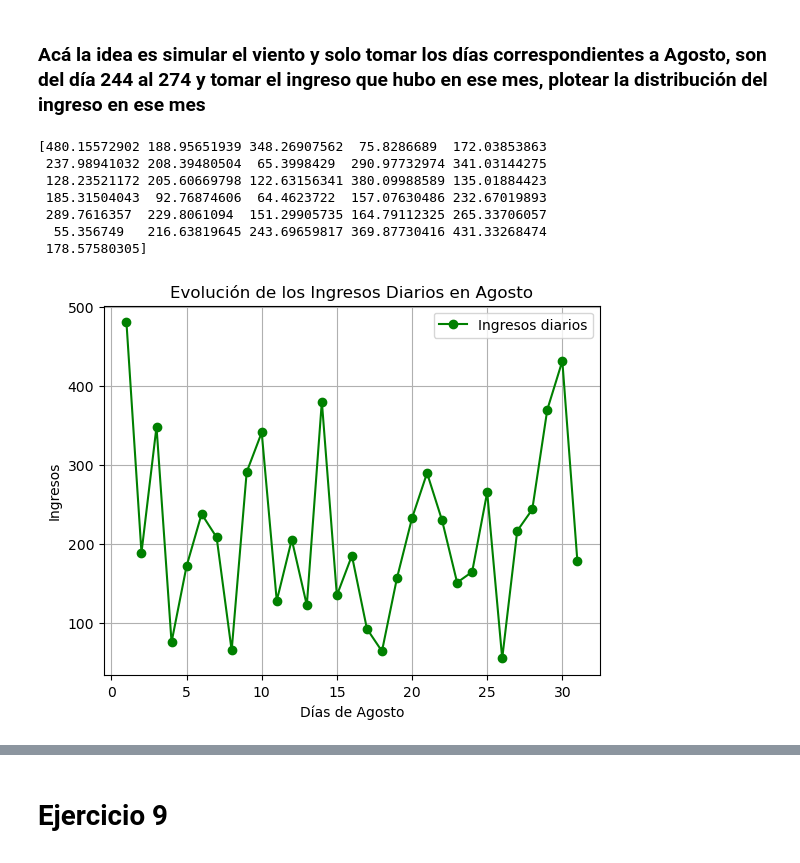
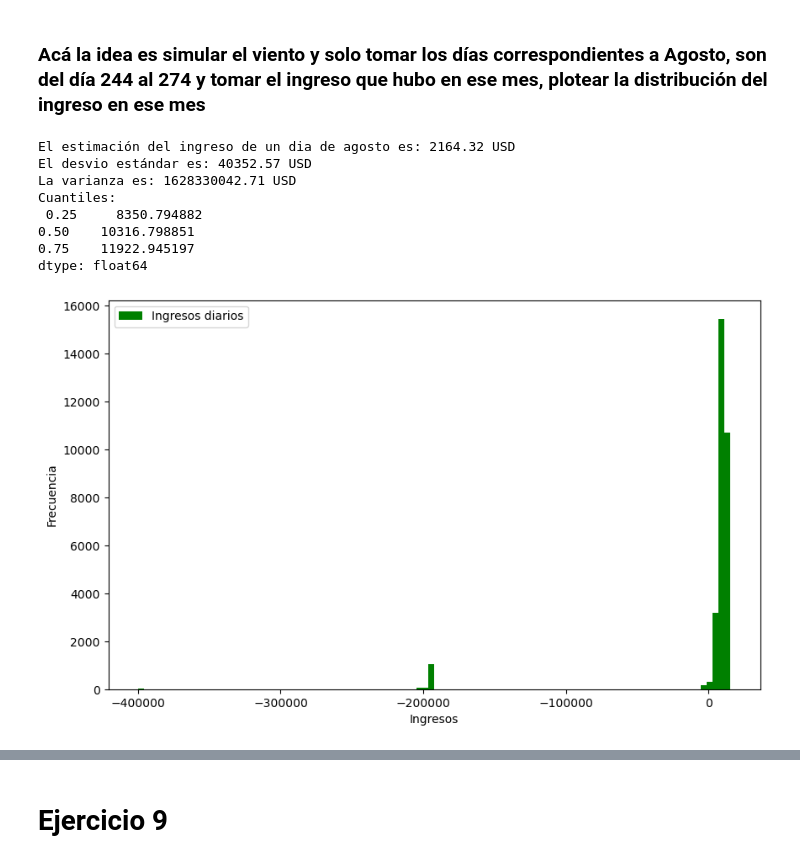
Before and after one commit to mrgimenezcosta/TP1_ACN, a Jupyter notebook: v2TP1ACN.ipynb, the cells around one changed output, grey strips where cells are left out. Saved outputs shown, nothing was run; the diff lists cells and outputs as text; code cells hidden in the pictures.

```diff
--- a/v2TP1ACN.ipynb
+++ b/v2TP1ACN.ipynb
@@ -259,6 +260,7 @@ Realizamos las simulaciones de los dos molinos, para luego calcular su cashflow
 def simulate_molino(S, K, T):
     cash_flow = np.zeros(T)
     roturas = np.zeros(T)
+    estados = np.zeros(T)
     estado = 'apagado'
     roto = False
     apagados = np.zeros(T)
@@ -289,7 +291,10 @@ def simulate_molino(S, K, T):
                 ingreso_diario = 1000 * S[t]
                 cash_flow[t] = ingreso_diario
 
-    return cash_flow, roturas, encendidos, apagados
+        if estado == 'apagado':
+            estados[t] = 1
+
+    return cash_flow, roturas, encendidos, apagados, estados
 
 # Parámetros iniciales
 S_0 = data['regional wind'].iloc[0]
@@ -303,12 +308,13 @@ viento_norte = S - (D / 2) # Generamos Viento Norte
 viento_sur = S + (D / 2) # Generamos Viento Sur
 
 # Parámetros de operación
-K = 30 # Umbral de velocidad de viento para apagar el molino
+K = 7.75 # Umbral de velocidad de viento para apagar el molino
 
 
 # Simulación de ganancias de molinos Norte y Sur
-cash_flow_norte, roturas_norte, encendidos_norte, apagados_norte = simulate_molino(viento_norte, K, T)
-cash_flow_sur, roturas_sur, encendidos_sur, apagados_sur  = simulate_molino(viento_sur, K, T)
+cash_flow_norte, roturas_norte, encendidos_norte, apagados_norte, estados_norte = simulate_molino(viento_norte, K, T)
+cash_flow_sur, roturas_sur, encendidos_sur, apagados_sur, estados_sur  = simulate_molino(viento_sur, K, T)
+
 
 # Cálculo del Valor Actual Neto (VAN)
 tasa_interes = 0.05
@@ -455,8 +461,8 @@ def k_optimo(num_simulaciones=1000):
         van_total = 0
         for i in range(num_simulaciones):
             S, D = wind_path(S_0, D_0, kappa, theta, sigma, delta, beta, gamma, T)
-            cash_flow_norte, _, _, _ = simulate_molino(S + D / 2, k, T)
-            cash_flow_sur, _, _, _= simulate_molino(S - D / 2, k, T)
+            cash_flow_norte, _, _, _ , _= simulate_molino(S + D / 2, k, T)
+            cash_flow_sur, _, _, _, _= simulate_molino(S - D / 2, k, T)
             cash_flow_total = cash_flow_norte + cash_flow_sur
             van = calcular_van(cash_flow_total, tasa_interes, T)  # Calcula el VAN del cash flow total
             van_total = van_total + van
@@ -505,38 +511,61 @@ El Error estándar  es: 712345.62 USD con K óptimo
 # %%
 def ingresos_agosto(k_optimo, T=365):
     ingresos = []
     np.random.seed(244)
     for _ in range(1000):
         S, D = wind_path(S_0, D_0, kappa, theta, sigma, delta, beta, gamma, T)
-        cash_flow_norte, _, _, _ = simulate_molino(S + D / 2, k_optimo, T)
-        cash_flow_sur, _, _, _= simulate_molino(S - D / 2, k_optimo, T)
+        cash_flow_norte, _, _, _, _ = simulate_molino(S + D / 2, k_optimo, T)
+        cash_flow_sur, _, _, _, _= simulate_molino(S - D / 2, k_optimo, T)
         cash_flow_total = cash_flow_norte + cash_flow_sur
         ingresos_agosto = cash_flow_total[244:275]  # Agosto es del día 244 al 275
         ingresos.append(ingresos_agosto)
 
-    suma_ingresos = np.sum(ingresos, axis=0)
-    ingresos_final = suma_ingresos / 10000
+    # suma_ingresos = np.sum(ingresos, axis=0)
+    # ingresos_final = suma_ingresos / 1000
+    ingresos = [numero for sublista in ingresos for numero in sublista]
 
-    return ingresos_final
+    return ingresos
 
 ingresos_agosto = ingresos_agosto(7.75)
-print(ingresos_agosto)
 
-dias_agosto = list(range(1, 32))
+varianza_agosto = np.var(ingresos_agosto)
+desvio_agosto = np.std(ingresos_agosto)
+estimacion_agosto = np.mean(ingresos_agosto)
 
-plt.plot(dias_agosto, ingresos_agosto, marker='o', linestyle='-', color='g', label='Ingresos diarios')
-plt.xlabel('Días de Agosto')
-plt.ylabel('Ingresos')
-plt.title('Evolución de los Ingresos Diarios en Agosto')
-plt.grid(True)
+print(f"El estimación del ingreso de un dia de agosto es: {estimacion_agosto:.2f} USD")
+print(f"El desvio estándar es: {desvio_agosto:.2f} USD")
+print(f"La varianza es: {varianza_agosto:.2f} USD")
+
+serie = pd.Series(ingresos_agosto)
+cuantiles = serie.quantile([0.25, 0.5, 0.75])
+print("Cuantiles:\n", cuantiles)
+
+
+plt.figure(figsize=(10, 6))
+plt.hist(ingresos_agosto, bins = 100, color='g', label='Ingresos diarios')
+plt.xlabel('Ingresos')
+plt.ylabel('Frecuencia')
+plt.title('')
 plt.legend()
 plt.show()
+
+plt.figure(figsize=(6, 6))
+sns.boxplot(ingresos_agosto)
+plt.title('Distribución de ingresos de agosto')
+plt.show()
+
+sns.kdeplot(serie, fill=True)
+plt.title('Gráfico de Densidad')
+plt.xlabel('Valores')
+plt.ylabel('Densidad')
+plt.show()
 # %% [output]
-[480.15572902 188.95651939 348.26907562  75.8286689  172.03853863
- 237.98941032 208.39480504  65.3998429  290.97732974 341.03144275
- 128.23521172 205.60669798 122.63156341 380.09988589 135.01884423
- 185.31504043  92.76874606  64.4623722  157.07630486 232.67019893
- 289.7616357  229.8061094  151.29905735 164.79112325 265.33706057
-  55.356749   216.63819645 243.69659817 369.87730416 431.33268474
- 178.57580305]
+El estimación del ingreso de un dia de agosto es: 2164.32 USD
+El desvio estándar es: 40352.57 USD
+La varianza es: 1628330042.71 USD
+Cuantiles:
+ 0.25     8350.794882
+0.50    10316.798851
+0.75    11922.945197
+dtype: float64
-[figure, old version]
+[figure, new version]
```
Also changed, not shown: parts of 19 cells of this notebook.
